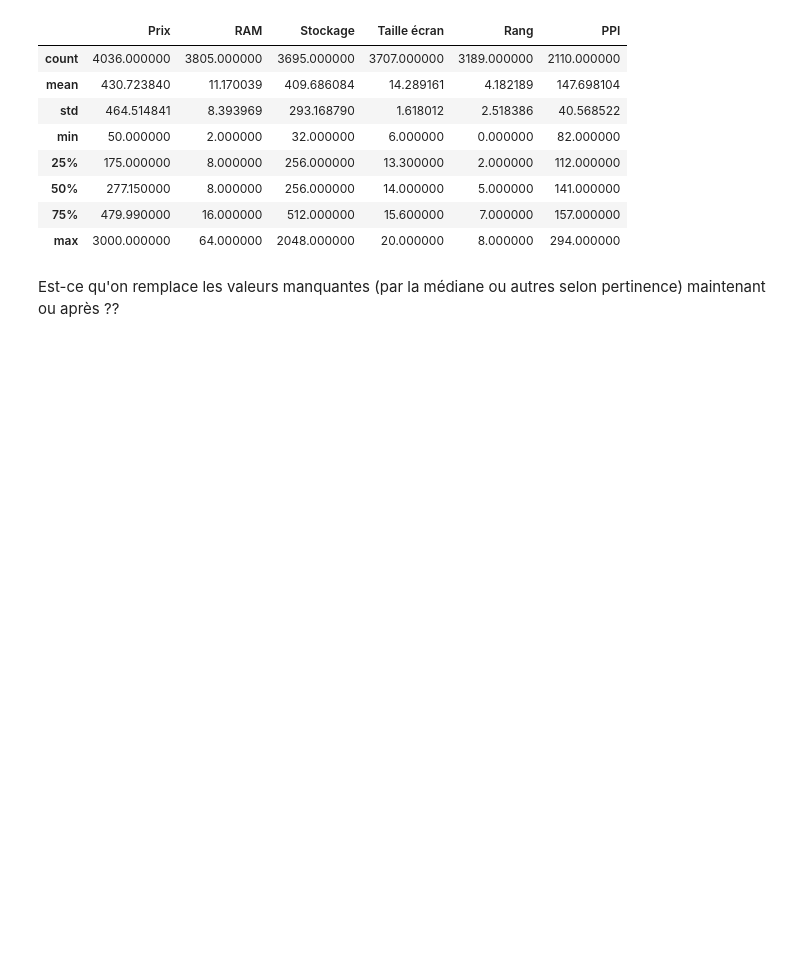
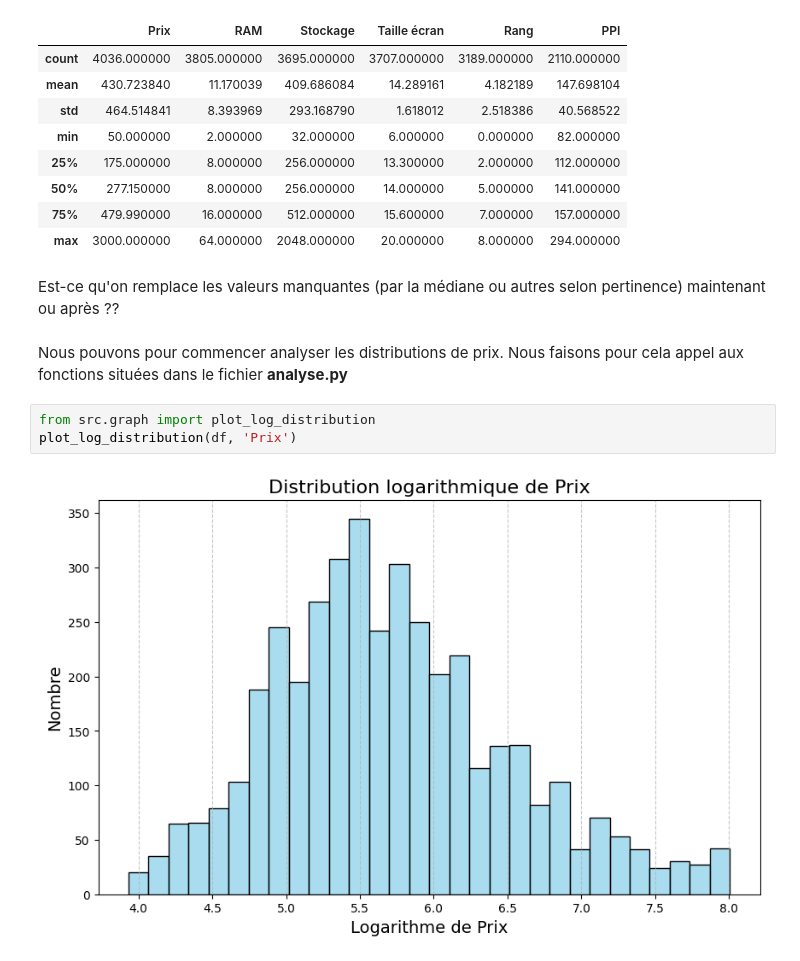
Before and after one commit to albantony/Projet_evaluation_prix_eBay, a Jupyter notebook: notebook.ipynb, the cells around one changed output. Drawn from its saved outputs; the diff is of its cells as text; blank space fills up the shorter version.

Commit message:
partie analyse et visualisation

```diff
--- a/notebook.ipynb
+++ b/notebook.ipynb
@@ -377,3 +383,10 @@ df.describe()
 | max | 3000.000000 | 64.000000 | 2048.000000 | 20.000000 | 8.000000 | 294.000000 |
 # %% [markdown]
 Est-ce qu'on remplace les valeurs manquantes (par la médiane ou autres selon pertinence) maintenant ou après ??
+# %% [markdown]
+Nous pouvons pour commencer analyser les distributions de prix. Nous faisons pour cela appel aux fonctions situées dans le fichier **analyse.py**
+# %%
+from src.graph import plot_log_distribution
+plot_log_distribution(df, 'Prix')
+# %% [output]
+[figure, added]
```
Also changed, not shown: parts of 14 cells of this notebook, 1 other file.
